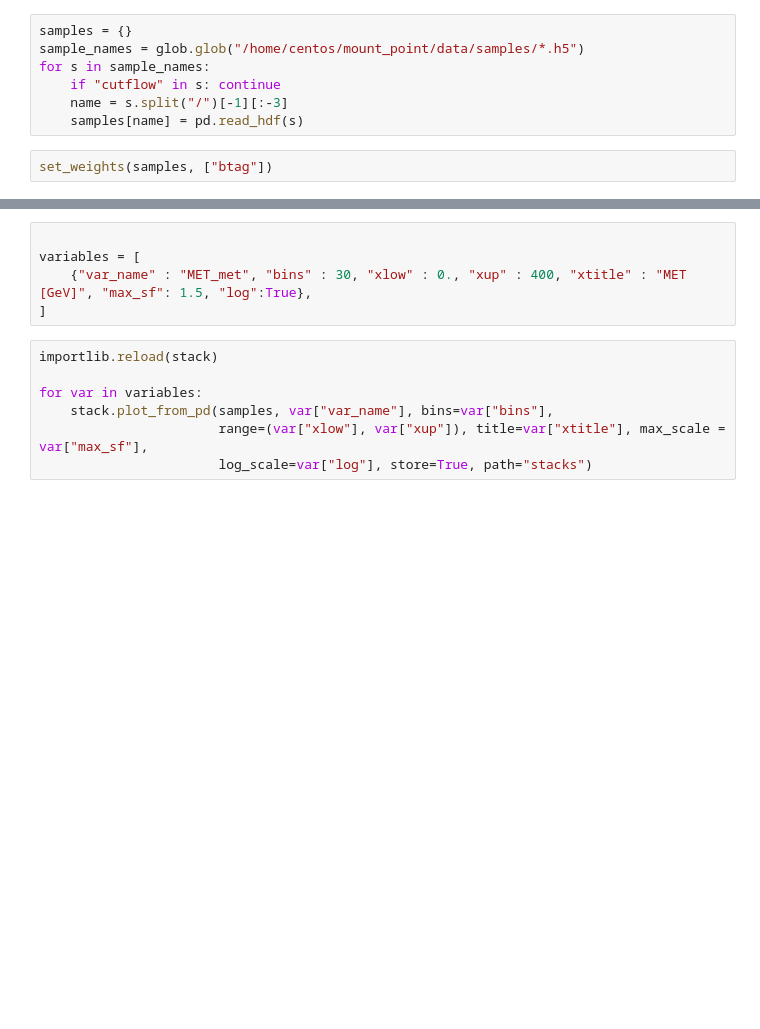
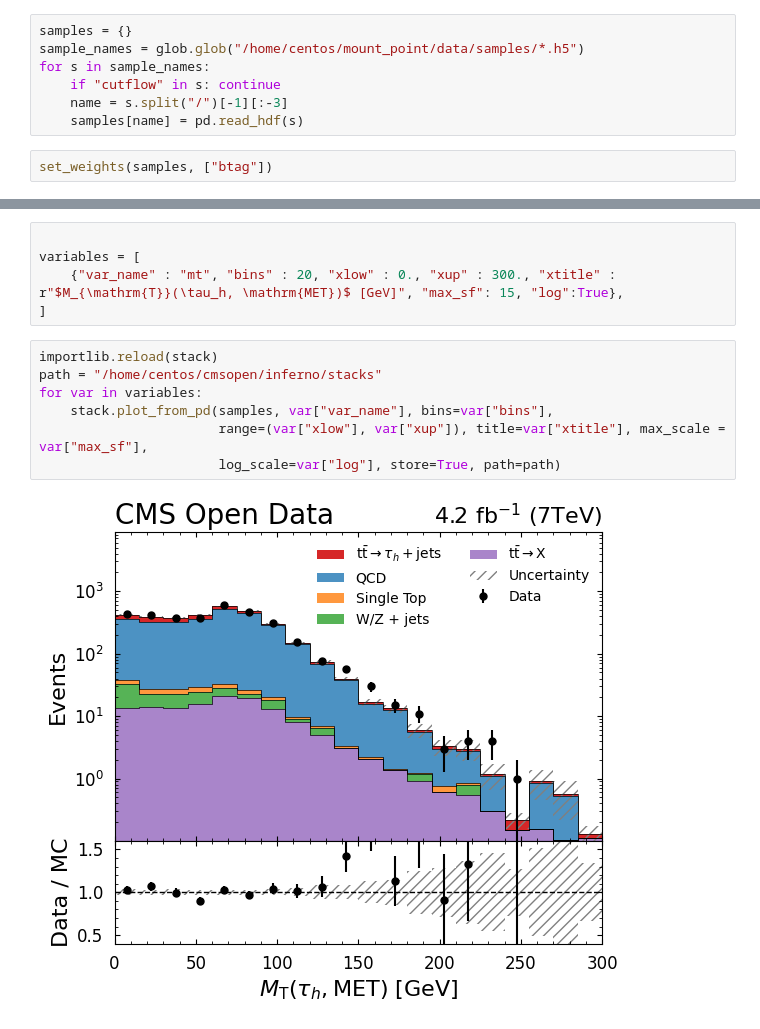
Before and after one commit to llayer/cmsopen, a Jupyter notebook: inferno/nbs/plot_datamc.ipynb, the cells around one changed output, grey strips where cells are left out. Saved outputs shown, nothing was run; the diff lists cells and outputs as text; blank space fills up the shorter version.

```diff
--- a/inferno/nbs/plot_datamc.ipynb
+++ b/inferno/nbs/plot_datamc.ipynb
@@ -33,12 +35,14 @@ variables = [
 # %%
 
 variables = [
-    {"var_name" : "MET_met", "bins" : 30, "xlow" : 0., "xup" : 400, "xtitle" : "MET [GeV]", "max_sf": 1.5, "log":True},
+    {"var_name" : "mt", "bins" : 20, "xlow" : 0., "xup" : 300., "xtitle" : r"$M_{\mathrm{T}}(\tau_h, \mathrm{MET})$ [GeV]", "max_sf": 15, "log":True},
 ]
 # %%
 importlib.reload(stack)
-
+path = "/home/centos/cmsopen/inferno/stacks"
 for var in variables:
     stack.plot_from_pd(samples, var["var_name"], bins=var["bins"],
                        range=(var["xlow"], var["xup"]), title=var["xtitle"], max_scale = var["max_sf"],
-                       log_scale=var["log"], store=True, path="stacks")
+                       log_scale=var["log"], store=True, path=path)
+# %% [output]
+[figure, added]
```
Also changed, not shown: parts of 2 cells of this notebook, 4 other files.
